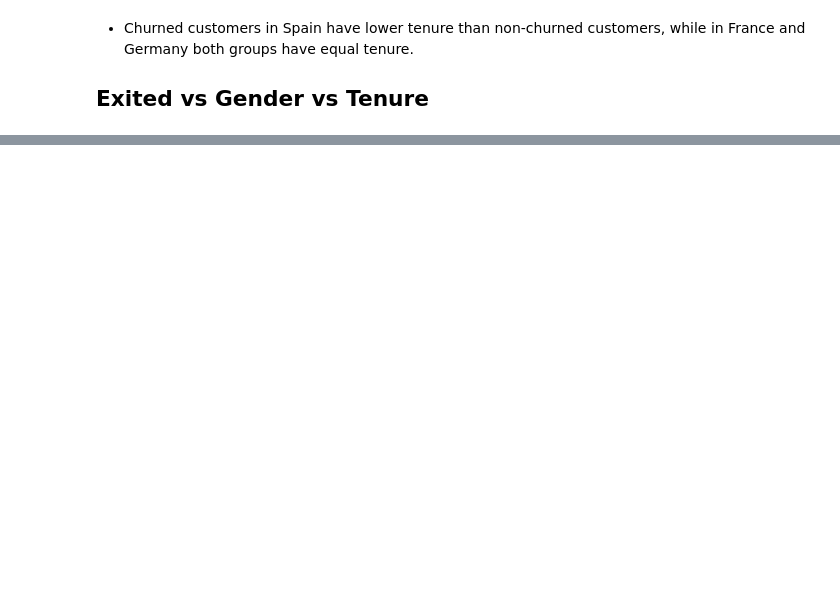
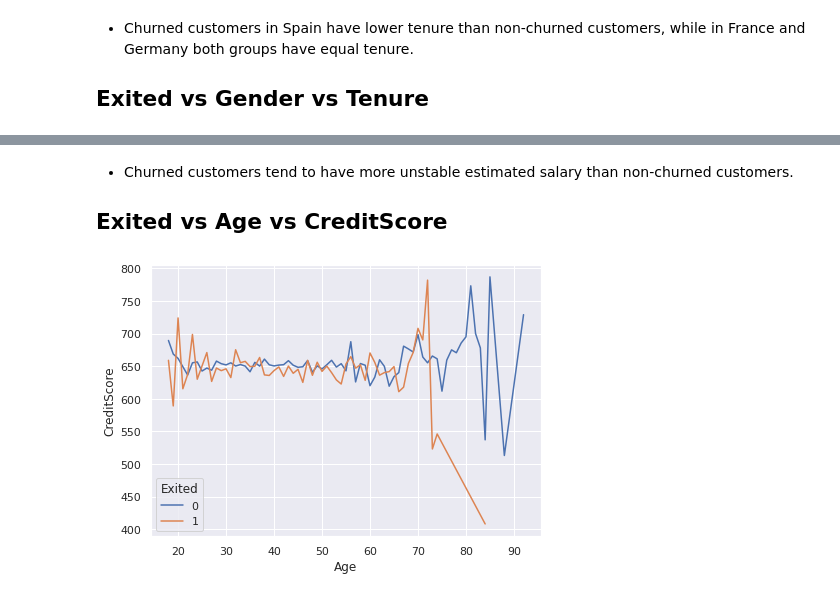
Before and after one commit to liangym2014/Data-science-and-machine-learning, a Jupyter notebook: 7.Bank_Churn.ipynb, the cells around one changed output, grey strips where cells are left out. Cells and saved outputs as stored; diff of their text form; code cells hidden in the pictures; blank space fills up the shorter version.

```diff
--- a/7.Bank_Churn.ipynb
+++ b/7.Bank_Churn.ipynb
@@ -398,0 +403,9 @@ sns.pointplot(x = "Gender", y = "Tenure", hue = "Exited", data = df);
+# %% [markdown]
+- Churned customers tend to have more unstable estimated salary than non-churned customers.
+
+## Exited vs Age vs CreditScore
+# %%
+plt.figure(figsize = (7,5));
+sns.lineplot(x = "Age", y = "CreditScore", hue = "Exited", data = df, ci = None);
+# %% [output]
+[figure, added]
```
Also changed, not shown: parts of 30 cells of this notebook.
